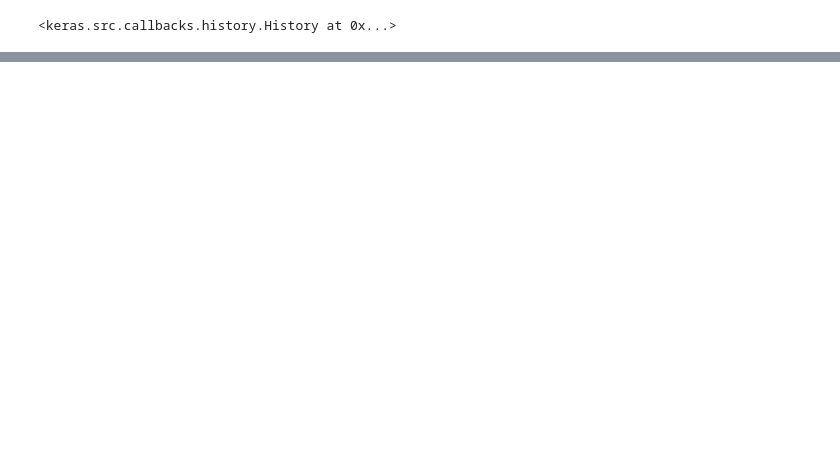
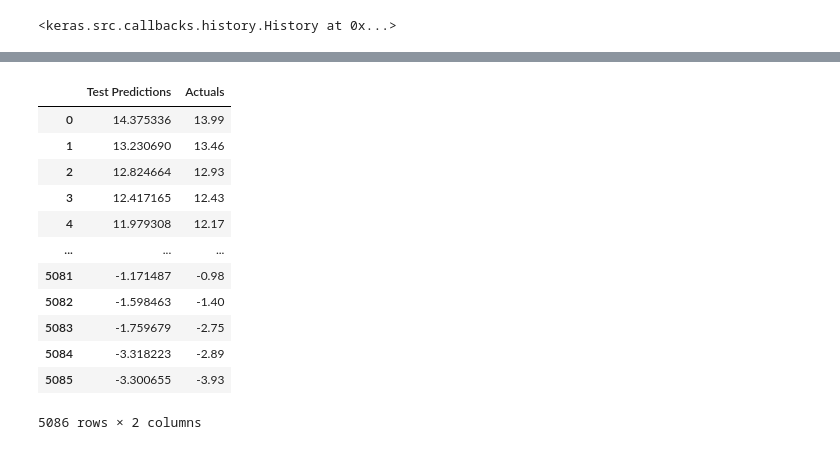
Before and after one commit to Didrik147/python-tutorials, a Jupyter notebook: Greg_Hogg/LSTM Time Series Forecasting.ipynb, the cells around one changed output, grey strips where cells are left out. Saved outputs shown, nothing was run; the diff lists cells and outputs as text; code cells hidden in the pictures; blank space fills up the shorter version.

```diff
--- a/Greg_Hogg/LSTM Time Series Forecasting.ipynb
+++ b/Greg_Hogg/LSTM Time Series Forecasting.ipynb
@@ -158,0 +215,5 @@ model1 = load_model('model1/model1.keras')
+# %%
+test_predictions = model1.predict(X_test).flatten()
+test_results = pd.DataFrame(data={'Test Predictions':test_predictions, 'Actuals':y_test})
+test_results
+# %% [output]
@@ -158,0 +221,13 @@ model1 = load_model('model1/model1.keras')
+|  | Test Predictions | Actuals |
+| 0 | 14.375336 | 13.99 |
+| 1 | 13.230690 | 13.46 |
+| 2 | 12.824664 | 12.93 |
+| 3 | 12.417165 | 12.43 |
+| 4 | 11.979308 | 12.17 |
+| ... | ... | ... |
+| 5081 | -1.171487 | -0.98 |
+| 5082 | -1.598463 | -1.40 |
+| 5083 | -1.759679 | -2.75 |
+| 5084 | -3.318223 | -2.89 |
+| 5085 | -3.300655 | -3.93 |
+5086 rows × 2 columns
```
Also changed, not shown: parts of 8 cells of this notebook, 1 other file.
